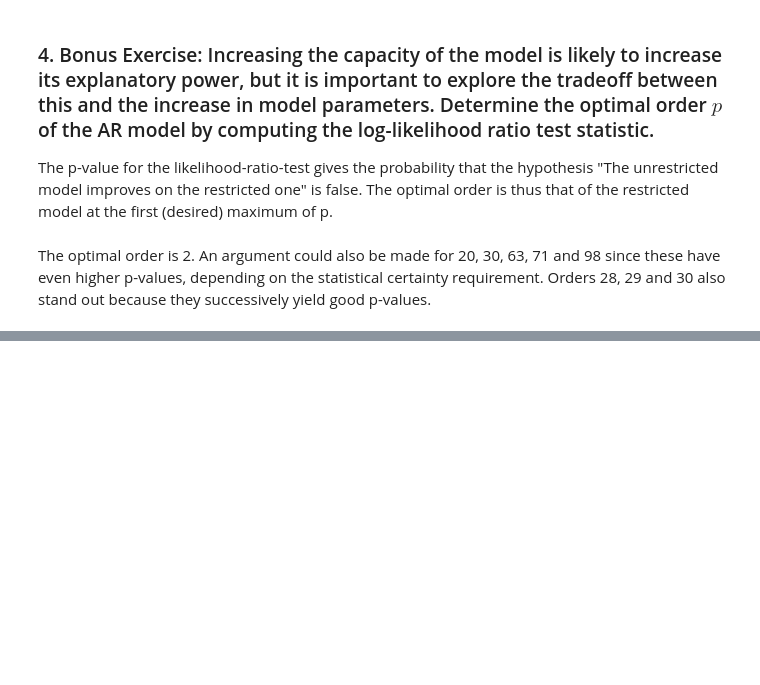
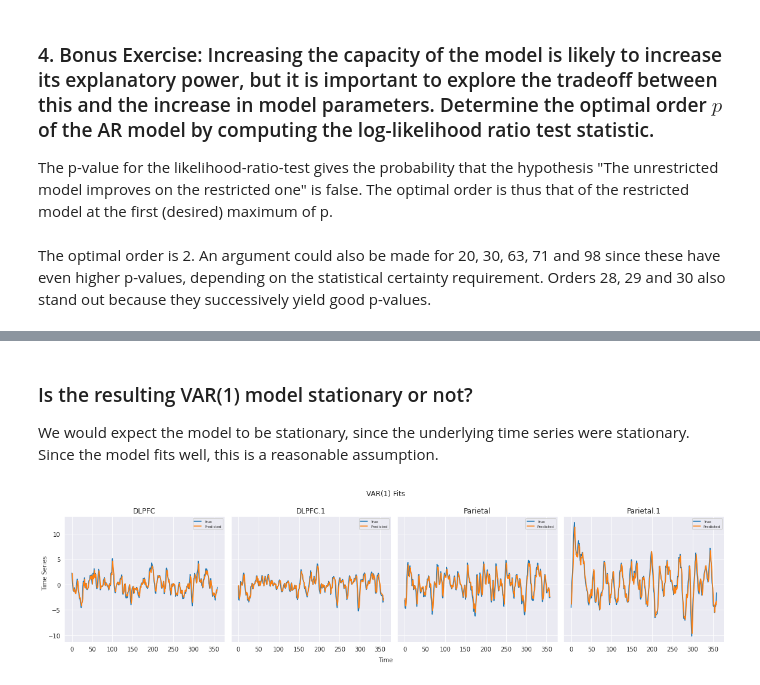
Before and after one commit to LarsKue/TSA-RNN, a Jupyter notebook: ex03/ex03.ipynb, the cells around one changed output, grey strips where cells are left out. Saved outputs shown, nothing was run; the diff lists cells and outputs as text; code cells hidden in the pictures; blank space fills up the shorter version.

```diff
--- a/ex03/ex03.ipynb
+++ b/ex03/ex03.ipynb
@@ -163,0 +182,5 @@ Text(0.5, 1.0, 'Likelihood-Ratio-Test Results')
+# %%
+model = sm.tsa.VAR(df)
+result = model.fit()
+
+print(result.summary())
@@ -163,0 +219,24 @@ Text(0.5, 1.0, 'Likelihood-Ratio-Test Results')
+# %% [markdown]
+### Is the resulting VAR(1) model stationary or not?
+
+We would expect the model to be stationary, since the underlying time series were stationary. Since the model fits well, this is a reasonable assumption.
+# %%
+y = np.array(df.iloc[-1])[None, :]
+in_sample = model.predict(result.params)
+in_sample = pd.DataFrame(data=in_sample, index=df.index[1:], columns=df.columns)
+
+fig, axes = plt.subplots(nrows=1, ncols=4, sharex="all", sharey="all", figsize=(16, 4))
+
+for i, col in enumerate(df.columns):
+    ax = axes[i]
+    df[col].plot(ax=ax, label="True")
+    in_sample[col].plot(ax=ax, label="Predicted")
+    ax.set_title(col)
+    ax.legend()
+
+fig.text(0.5, 0.01, "Time", ha="center", va="top")
+fig.text(0.01, 0.5, "Time Series", rotation="vertical", va="center", ha="right")
+fig.suptitle("VAR(1) Fits")
+plt.tight_layout()
+# %% [output]
+[figure, added]
```
Also changed, not shown: parts of 20 cells of this notebook.
